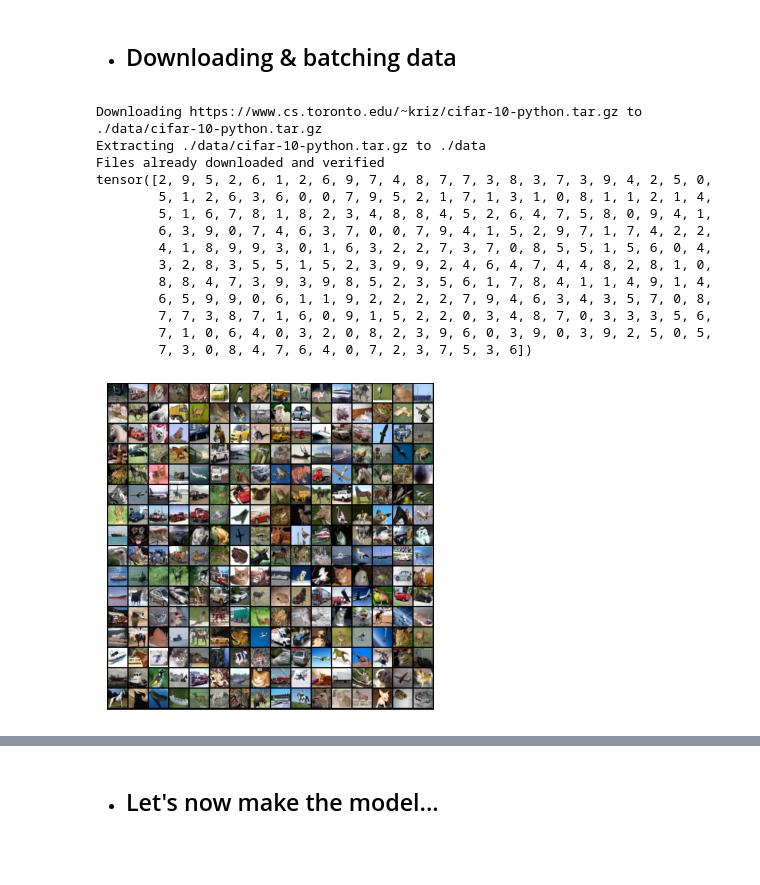
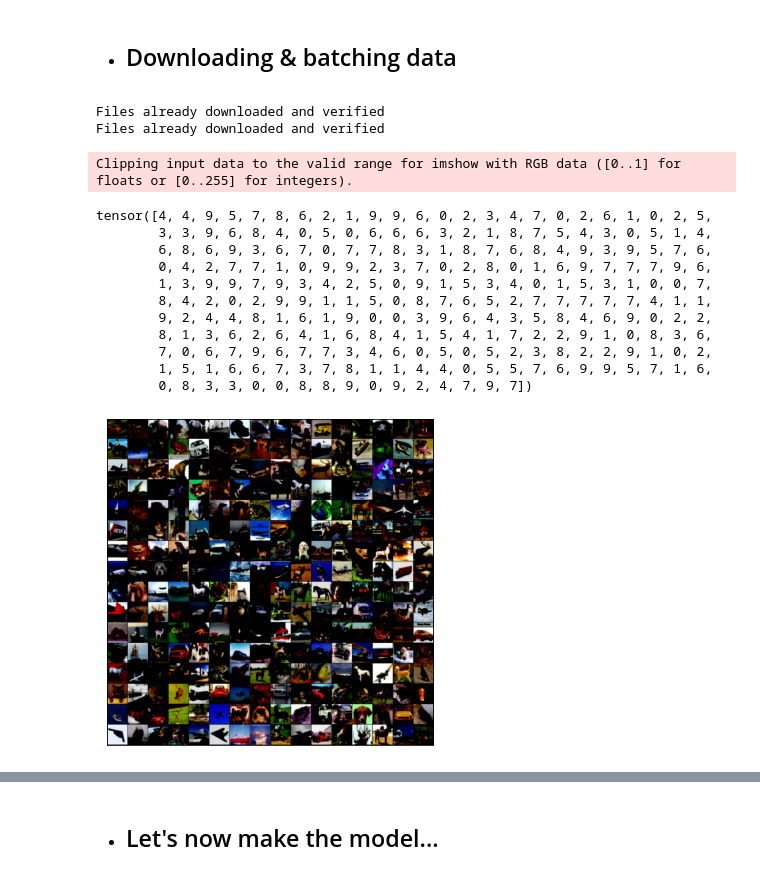
Before and after one commit to khalidsaifullaah/Classic-Deep-Learning-Models, a Jupyter notebook: GoogLeNet/GoogLeNet_PyTorch.ipynb, the cells around one changed output, grey strips where cells are left out. Drawn from its saved outputs; the diff is of its cells as text; code cells hidden in the pictures.

```diff
--- a/GoogLeNet/GoogLeNet_PyTorch.ipynb
+++ b/GoogLeNet/GoogLeNet_PyTorch.ipynb
@@ -136,55 +136,59 @@ def plot_classes_preds(net, images, labels):
 # %% [markdown]
 * ## Downloading & batching data
 # %%
+transform = transforms.Compose([transforms.Resize((96, 96)),
+                                transforms.ToTensor(),
+                                transforms.Normalize(mean=[0.5], std=[0.5])])
+
 # Downloading trainset
 trainset = torchvision.datasets.CIFAR10(root='./data', train=True,
-                                        download=True, transform=transforms.ToTensor())
+                                        download=True, transform=transform)
 # Downloading testset
 testset = torchvision.datasets.CIFAR10(root='./data', train=False,
-                                       download=True, transform=transforms.ToTensor())
+                                       download=True, transform=transform)
 # class labels
 classes = ('plane', 'car', 'bird', 'cat',
            'deer', 'dog', 'frog', 'horse', 'ship', 'truck')
 
 # splitting traing data into train & validation set
 train_ds, val_ds = random_split(trainset, [45000, 5000])
 
 
 
 ##########################
 ### GLOBAL VARS.
 ##########################
 # All the GLOBAL VARIABLES needed are declared here
 batch = 256
 img, _ = train_ds[0]
-input_channels = img.shape[0]
+in_channels = img.shape[0]
 num_classes = len(classes)
 
 
 # turning all the datasets into batches of data
 train_dl = DataLoader(trainset, batch, shuffle=True)
 val_dl = DataLoader(val_ds, batch)
 test_dl = torch.utils.data.DataLoader(testset, batch_size=batch,
                                          shuffle=False, num_workers=2)
 
 # let's see how 1 batch of data data looks like
 show_batch(train_dl)
 # %% [output]
-Downloading https://www.cs.toronto.edu/~kriz/cifar-10-python.tar.gz to ./data/cifar-10-python.tar.gz
-Extracting ./data/cifar-10-python.tar.gz to ./data
 Files already downloaded and verified
-tensor([2, 9, 5, 2, 6, 1, 2, 6, 9, 7, 4, 8, 7, 7, 3, 8, 3, 7, 3, 9, 4, 2, 5, 0,
-        5, 1, 2, 6, 3, 6, 0, 0, 7, 9, 5, 2, 1, 7, 1, 3, 1, 0, 8, 1, 1, 2, 1, 4,
-        5, 1, 6, 7, 8, 1, 8, 2, 3, 4, 8, 8, 4, 5, 2, 6, 4, 7, 5, 8, 0, 9, 4, 1,
-        6, 3, 9, 0, 7, 4, 6, 3, 7, 0, 0, 7, 9, 4, 1, 5, 2, 9, 7, 1, 7, 4, 2, 2,
-        4, 1, 8, 9, 9, 3, 0, 1, 6, 3, 2, 2, 7, 3, 7, 0, 8, 5, 5, 1, 5, 6, 0, 4,
-        3, 2, 8, 3, 5, 5, 1, 5, 2, 3, 9, 9, 2, 4, 6, 4, 7, 4, 4, 8, 2, 8, 1, 0,
-        8, 8, 4, 7, 3, 9, 3, 9, 8, 5, 2, 3, 5, 6, 1, 7, 8, 4, 1, 1, 4, 9, 1, 4,
-        6, 5, 9, 9, 0, 6, 1, 1, 9, 2, 2, 2, 2, 7, 9, 4, 6, 3, 4, 3, 5, 7, 0, 8,
-        7, 7, 3, 8, 7, 1, 6, 0, 9, 1, 5, 2, 2, 0, 3, 4, 8, 7, 0, 3, 3, 3, 5, 6,
-        7, 1, 0, 6, 4, 0, 3, 2, 0, 8, 2, 3, 9, 6, 0, 3, 9, 0, 3, 9, 2, 5, 0, 5,
-        7, 3, 0, 8, 4, 7, 6, 4, 0, 7, 2, 3, 7, 5, 3, 6])
+Files already downloaded and verified
+Clipping input data to the valid range for imshow with RGB data ([0..1] for floats or [0..255] for integers).
+tensor([4, 4, 9, 5, 7, 8, 6, 2, 1, 9, 9, 6, 0, 2, 3, 4, 7, 0, 2, 6, 1, 0, 2, 5,
+        3, 3, 9, 6, 8, 4, 0, 5, 0, 6, 6, 6, 3, 2, 1, 8, 7, 5, 4, 3, 0, 5, 1, 4,
+        6, 8, 6, 9, 3, 6, 7, 0, 7, 7, 8, 3, 1, 8, 7, 6, 8, 4, 9, 3, 9, 5, 7, 6,
+        0, 4, 2, 7, 7, 1, 0, 9, 9, 2, 3, 7, 0, 2, 8, 0, 1, 6, 9, 7, 7, 7, 9, 6,
+        1, 3, 9, 9, 7, 9, 3, 4, 2, 5, 0, 9, 1, 5, 3, 4, 0, 1, 5, 3, 1, 0, 0, 7,
+        8, 4, 2, 0, 2, 9, 9, 1, 1, 5, 0, 8, 7, 6, 5, 2, 7, 7, 7, 7, 7, 4, 1, 1,
+        9, 2, 4, 4, 8, 1, 6, 1, 9, 0, 0, 3, 9, 6, 4, 3, 5, 8, 4, 6, 9, 0, 2, 2,
+        8, 1, 3, 6, 2, 6, 4, 1, 6, 8, 4, 1, 5, 4, 1, 7, 2, 2, 9, 1, 0, 8, 3, 6,
+        7, 0, 6, 7, 9, 6, 7, 7, 3, 4, 6, 0, 5, 0, 5, 2, 3, 8, 2, 2, 9, 1, 0, 2,
+        1, 5, 1, 6, 6, 7, 3, 7, 8, 1, 1, 4, 4, 0, 5, 5, 7, 6, 9, 9, 5, 7, 1, 6,
+        0, 8, 3, 3, 0, 0, 8, 8, 9, 0, 9, 2, 4, 7, 9, 7])
-[figure, old version]
+[figure, new version]
 # %%
 #@title ##Loading everything into GPU
 
```
Also changed, not shown: parts of 14 cells of this notebook, 1 other file.
